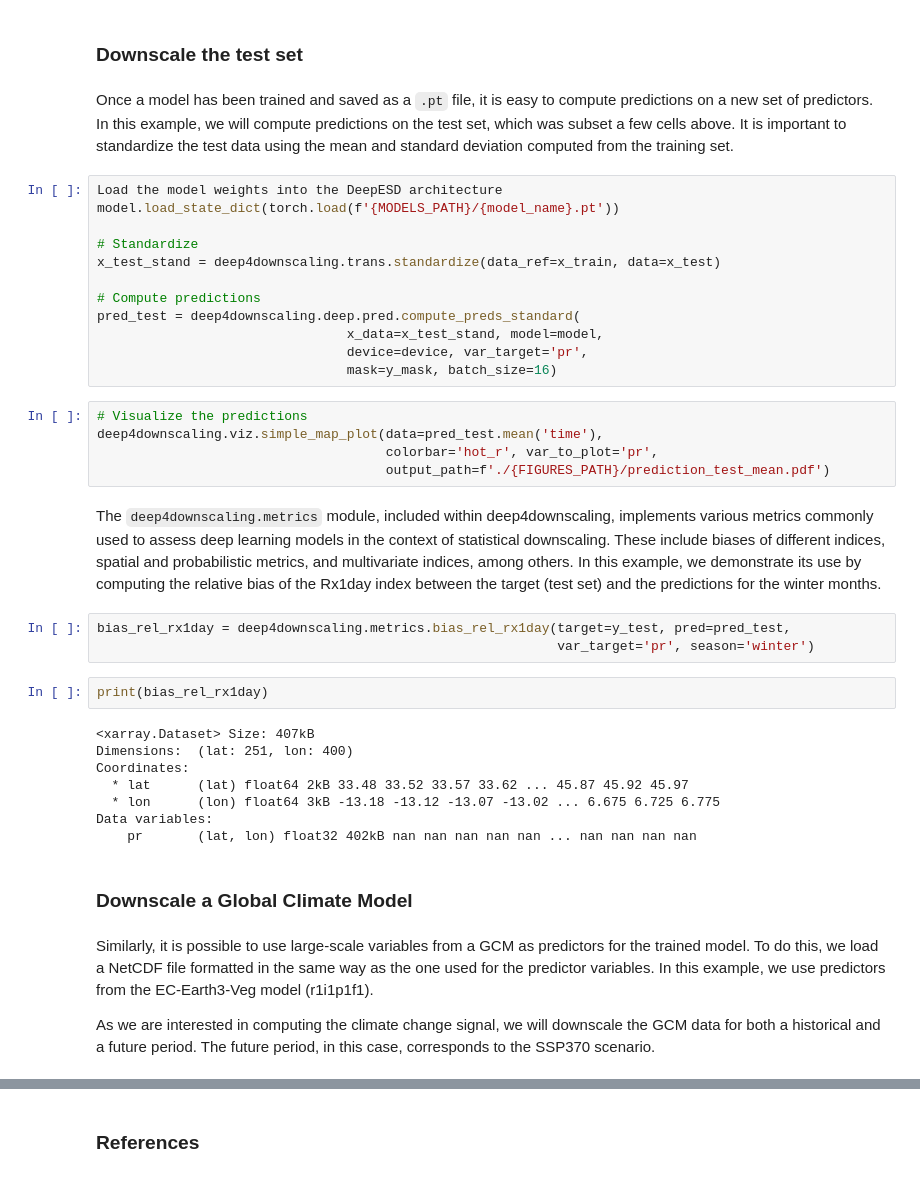
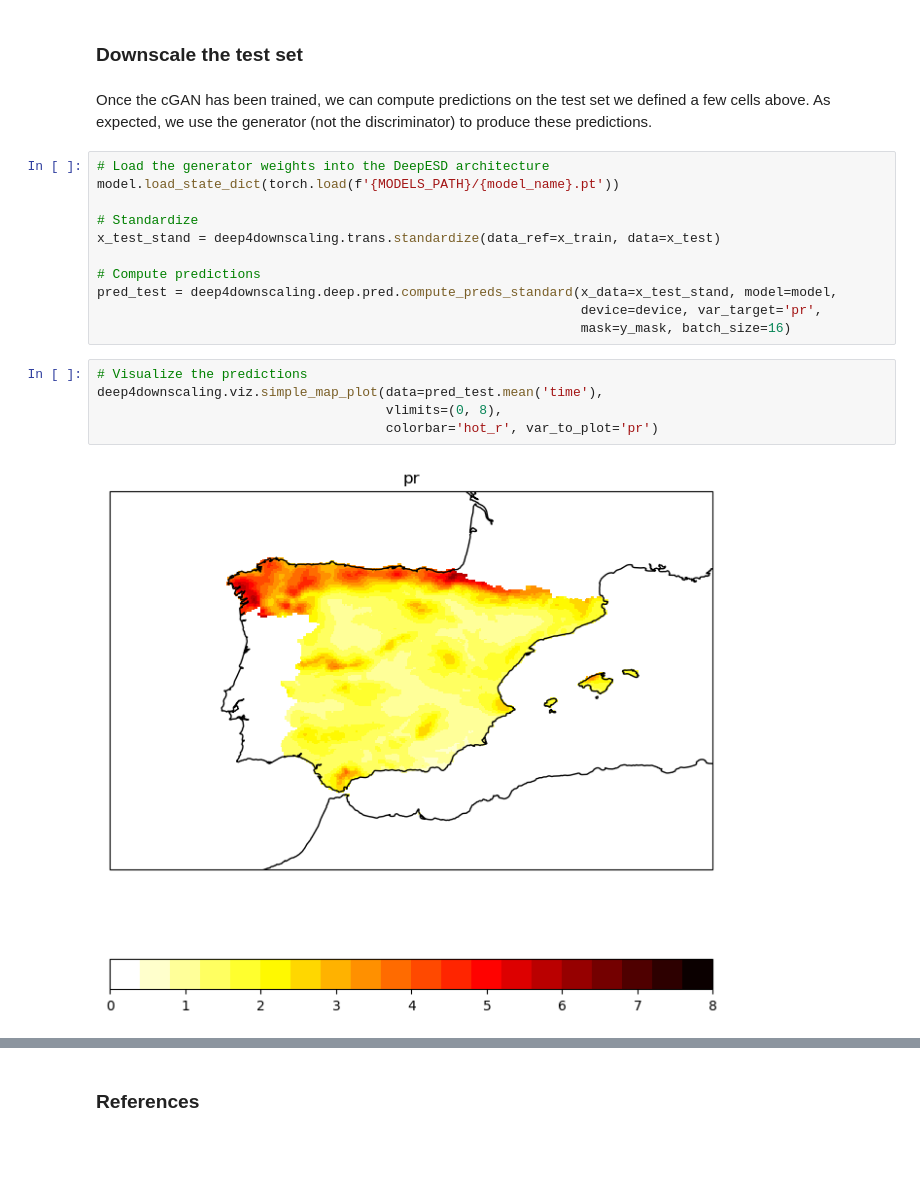
Before and after one commit to SantanderMetGroup/deep4downscaling, a Jupyter notebook: notebooks/downscaling_cgan.ipynb, the cells around one changed output, grey strips where cells are left out. Saved outputs shown, nothing was run; the diff lists cells and outputs as text; blank space fills up the shorter version.

```diff
--- a/notebooks/downscaling_cgan.ipynb
+++ b/notebooks/downscaling_cgan.ipynb
@@ -254,42 +220,22 @@ Epoch 240 (18.82 secs) | Training Loss 1.6564 Valid Loss 1.7563
 # %% [markdown]
 ### Downscale the test set
 # %% [markdown]
-Once a model has been trained and saved as a `.pt` file, it is easy to compute predictions on a new set of predictors. In this example, we will compute predictions on the test set, which was subset a few cells above. It is important to standardize the test data using the mean and standard deviation computed from the training set.
+Once the cGAN has been trained, we can compute predictions on the test set we defined a few cells above. As expected, we use the generator (not the discriminator) to produce these predictions.
 # %%
-Load the model weights into the DeepESD architecture
+# Load the generator weights into the DeepESD architecture
 model.load_state_dict(torch.load(f'{MODELS_PATH}/{model_name}.pt'))
 
 # Standardize
 x_test_stand = deep4downscaling.trans.standardize(data_ref=x_train, data=x_test)
 
 # Compute predictions
-pred_test = deep4downscaling.deep.pred.compute_preds_standard(
-                                x_data=x_test_stand, model=model,
-                                device=device, var_target='pr',
-                                mask=y_mask, batch_size=16)
+pred_test = deep4downscaling.deep.pred.compute_preds_standard(x_data=x_test_stand, model=model,
+                                                              device=device, var_target='pr',
+                                                              mask=y_mask, batch_size=16)
 # %%
 # Visualize the predictions
 deep4downscaling.viz.simple_map_plot(data=pred_test.mean('time'),
-                                     colorbar='hot_r', var_to_plot='pr',
-                                     output_path=f'./{FIGURES_PATH}/prediction_test_mean.pdf')
+                                     vlimits=(0, 8),
+                                     colorbar='hot_r', var_to_plot='pr')
+# %% [output]
+[figure, added]
-# %% [markdown]
-The `deep4downscaling.metrics` module, included within deep4downscaling, implements various metrics commonly used to assess deep learning models in the context of statistical downscaling. These include biases of different indices, spatial and probabilistic metrics, and multivariate indices, among others. In this example, we demonstrate its use by computing the relative bias of the Rx1day index between the target (test set) and the predictions for the winter months.
-# %%
-bias_rel_rx1day = deep4downscaling.metrics.bias_rel_rx1day(target=y_test, pred=pred_test,
-                                                           var_target='pr', season='winter')
-# %%
-print(bias_rel_rx1day)
-# %% [output]
-<xarray.Dataset> Size: 407kB
-Dimensions:  (lat: 251, lon: 400)
-Coordinates:
-  * lat      (lat) float64 2kB 33.48 33.52 33.57 33.62 ... 45.87 45.92 45.97
-  * lon      (lon) float64 3kB -13.18 -13.12 -13.07 -13.02 ... 6.675 6.725 6.775
-Data variables:
-    pr       (lat, lon) float32 402kB nan nan nan nan nan ... nan nan nan nan
-# %% [markdown]
-### Downscale a Global Climate Model
-# %% [markdown]
-Similarly, it is possible to use large-scale variables from a GCM as predictors for the trained model. To do this, we load a NetCDF file formatted in the same way as the one used for the predictor variables. In this example, we use predictors from the EC-Earth3-Veg model (r1i1p1f1).
-
-As we are interested in computing the climate change signal, we will downscale the GCM data for both a historical and a future period. The future period, in this case, corresponds to the SSP370 scenario.
```
Also changed, not shown: parts of 38 cells of this notebook, 1 other file.
